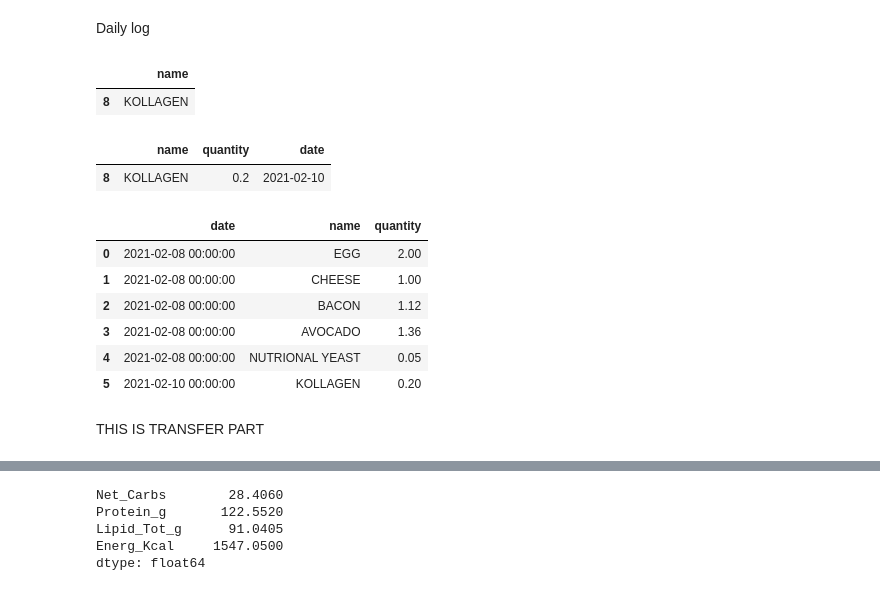
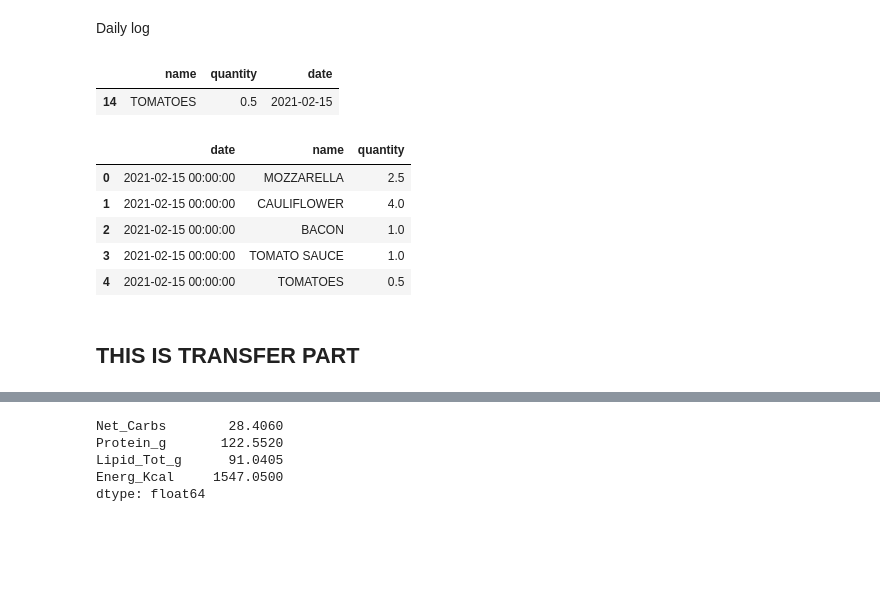
Before and after one commit to Amarilda/KPI, a Jupyter notebook: green foods.ipynb, the cells around one changed output, grey strips where cells are left out. Saved outputs shown, nothing was run; the diff lists cells and outputs as text; code cells hidden in the pictures; blank space fills up the shorter version.

```diff
--- a/green foods.ipynb
+++ b/green foods.ipynb
@@ -34,5 +32,0 @@ m.columns = ["name"]
-# %%
-m
-# %% [output]
-|  | name |
-| 8 | KOLLAGEN |
@@ -43,23 +33,29 @@ m['date'] = pd.to_datetime((datetime.datetime.now() - datetime.timedelta(days=0)
-# %%
-m
-# %% [output]
-|  | name | quantity | date |
-| 8 | KOLLAGEN | 0.2 | 2021-02-10 |
+# %%
+#Change food here
+m = pd.DataFrame(foo.Shrt_Desc[foo.Shrt_Desc == "TOMATOES" ])
+m.columns = ["name"]
+
+#Change # here
+m['quantity'] = [.5]
+m['date'] = pd.to_datetime((datetime.datetime.now() - datetime.timedelta(days=2))).normalize()
+m
+# %% [output]
+|  | name | quantity | date |
+| 14 | TOMATOES | 0.5 | 2021-02-15 |
 # %%
 m.to_sql("daily", conn, if_exists='append', index = False)
 # %%
 conn = sqlite3.connect('food.db')
-query = "SELECT * FROM daily;"
+query = "SELECT * FROM daily where date = '2021-02-15 00:00:00';"
 
 voo = pd.read_sql_query(query,conn)
 voo
 # %% [output]
 |  | date | name | quantity |
-| 0 | 2021-02-08 00:00:00 | EGG | 2.00 |
-| 1 | 2021-02-08 00:00:00 | CHEESE | 1.00 |
-| 2 | 2021-02-08 00:00:00 | BACON | 1.12 |
-| 3 | 2021-02-08 00:00:00 | AVOCADO | 1.36 |
-| 4 | 2021-02-08 00:00:00 | NUTRIONAL YEAST | 0.05 |
-| 5 | 2021-02-10 00:00:00 | KOLLAGEN | 0.20 |
+| 0 | 2021-02-15 00:00:00 | MOZZARELLA | 2.5 |
+| 1 | 2021-02-15 00:00:00 | CAULIFLOWER | 4.0 |
+| 2 | 2021-02-15 00:00:00 | BACON | 1.0 |
+| 3 | 2021-02-15 00:00:00 | TOMATO SAUCE | 1.0 |
+| 4 | 2021-02-15 00:00:00 | TOMATOES | 0.5 |
 # %% [markdown]
-THIS IS TRANSFER PART
+## THIS IS TRANSFER PART
```
Also changed, not shown: parts of 20 cells of this notebook.
